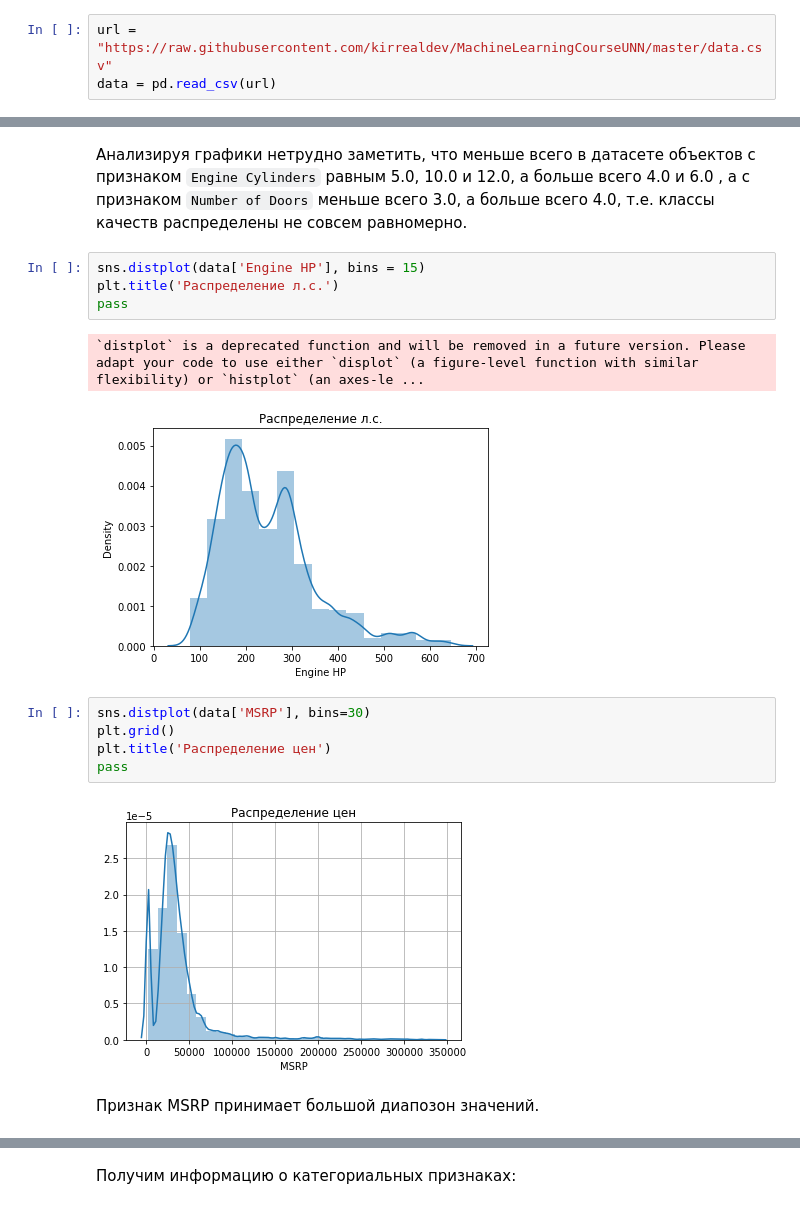
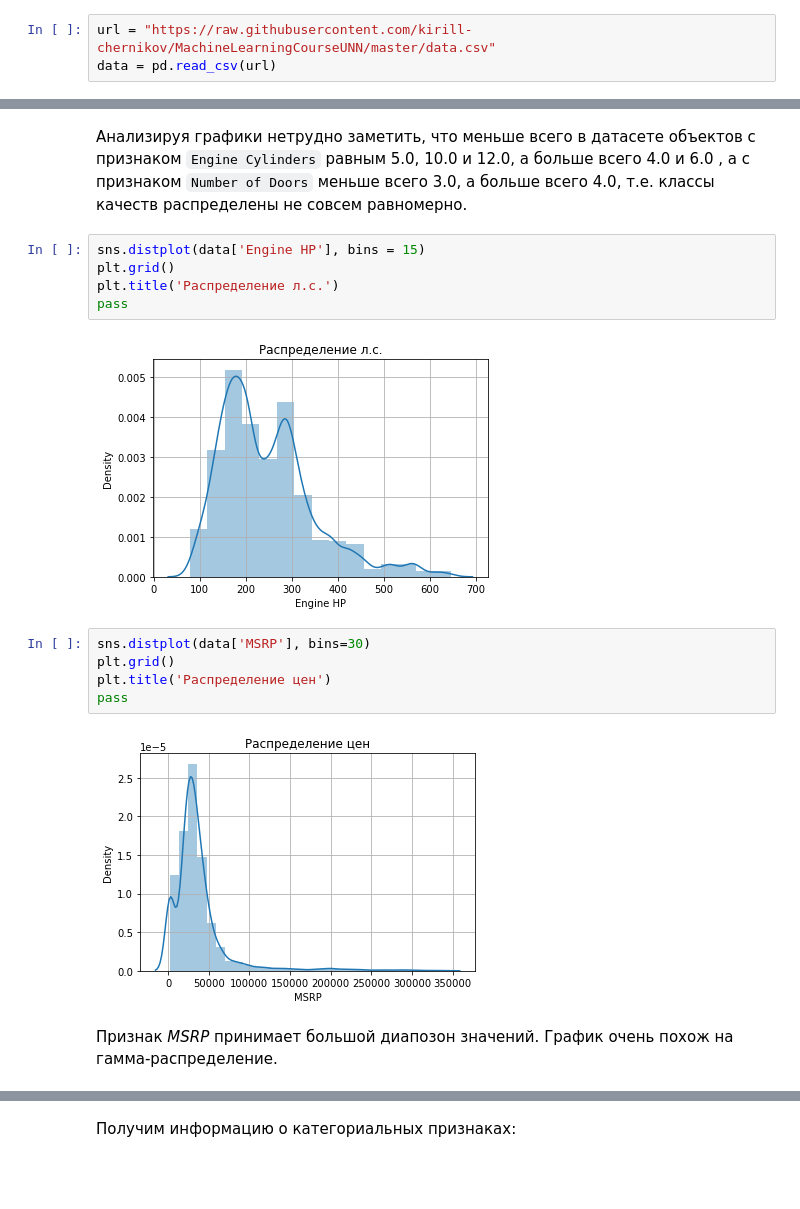
Before and after one commit to kirill-chernikov/MachineLearningCourseUNN, a Jupyter notebook: CarsClassification_1_2.ipynb, the cells around one changed output, grey strips where cells are left out. Cells and saved outputs as stored; diff of their text form; blank space fills up the shorter version.

```diff
--- a/CarsClassification_1_2.ipynb
+++ b/CarsClassification_1_2.ipynb
@@ -35,7 +35,7 @@ import plotly.express as ex
 ## 1. Загружаем и читаем данные
 Датасет загружен из Kaggle по адресу https://www.kaggle.com/CooperUnion/cardataset и сохранен в репозитории с ноутбуком. Убедимся, что данные есть.
 # %%
-url = "https://raw.githubusercontent.com/kirrealdev/MachineLearningCourseUNN/master/data.csv"
+url = "https://raw.githubusercontent.com/kirill-chernikov/MachineLearningCourseUNN/master/data.csv"
 data = pd.read_csv(url)
 # %% [markdown]
 Выведем первые 5 строк таблицы:
@@ -294,20 +285,20 @@ pass
 Анализируя графики нетрудно заметить, что меньше всего в датасете объектов с признаком `Engine Cylinders` равным 5.0, 10.0 и 12.0, а больше всего 4.0 и 6.0 , а с признаком `Number of Doors` меньше всего 3.0, а больше всего 4.0, т.е. классы качеств распределены не совсем равномерно.
 # %%
 sns.distplot(data['Engine HP'], bins = 15)
+plt.grid()
 plt.title('Распределение л.c.')
 pass
 # %% [output]
-`distplot` is a deprecated function and will be removed in a future version. Please adapt your code to use either `displot` (a figure-level function with similar flexibility) or `histplot` (an axes-le ...
-[figure, old version]
+[figure, new version]
 # %%
 sns.distplot(data['MSRP'], bins=30)
 plt.grid()
 plt.title('Распределение цен')
 pass
 # %% [output]
-[figure, old version]
+[figure, new version]
 # %% [markdown]
-Признак MSRP принимает большой диапозон значений.
+Признак *MSRP* принимает большой диапозон значений. График очень похож на гамма-распределение.
 # %%
 sns.distplot(data['Year'], bins = 15)
 plt.title('Распределение годов выпуска')
```
Also changed, not shown: parts of 41 cells of this notebook.
